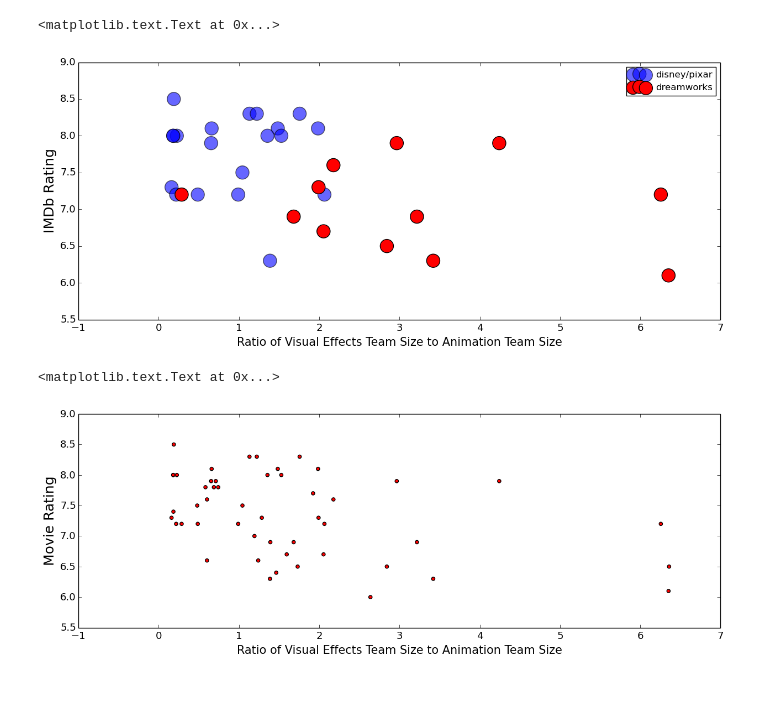
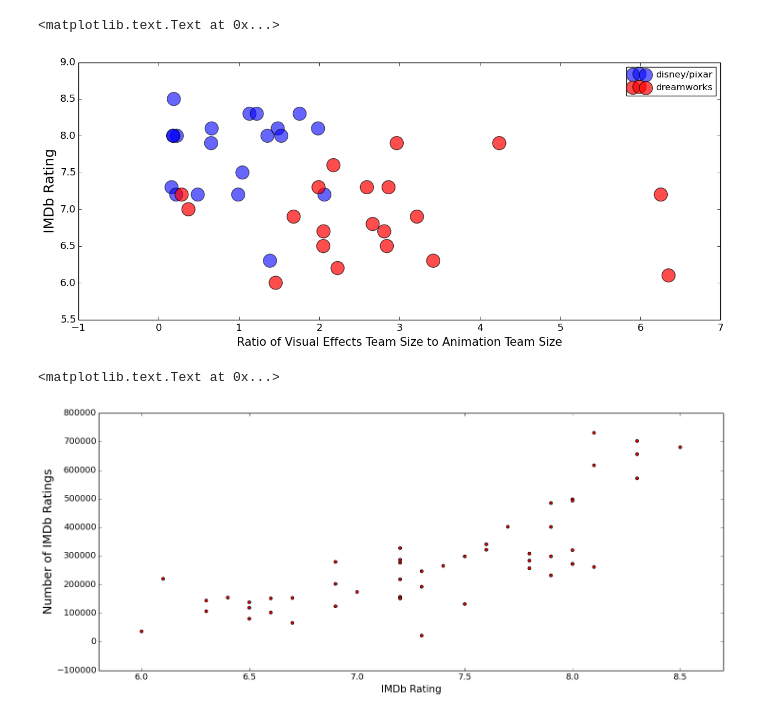
Before and after one commit to irenium/IMDB_scraping, a Jupyter notebook: Bokeh Plots.ipynb, the cells around one changed output. Drawn from its saved outputs; the diff is of its cells as text; code cells hidden in the pictures; blank space fills up the shorter version.

Commit message:
updated html, organized plotting code

```diff
--- a/Bokeh Plots.ipynb
+++ b/Bokeh Plots.ipynb
@@ -84,16 +65,12 @@ for idx, val in enumerate(animators):
     else:
         ratio.append(float(visual_effects[idx])/val)
 # %%
-movie_df = pd.DataFrame({'title': title, 'Studio': studio, 'Year': release_year,'num_crew': all_credits,
-                       'rating': rating, 'num_ratings': num_ratings, 'gross': gross, 'ratio': ratio,
-                        'producers': producers, 'special_fx': special_effects, 'writers': writers,
-                        'visual_fx': visual_effects, 'animators': animators, 'artists': artists})
-crew_df = pd.pivot_table(movie_df, values='num_crew', index=['Studio'], columns=['Year'], aggfunc=np.mean)
-indexed_df = movie_df.set_index(["Studio"])
-sorted_df = indexed_df.sort_index()
-disney_only = movie_df[movie_df.Studio == "Studio Ghibli"]
-studio_list = sorted_df.index.tolist()
-
+movie_df = pd.DataFrame({'title': title, 'Studio': studio, 'rating': rating, 'num_ratings': num_ratings,
+                         'gross': gross, 'ratio': ratio})
 index_by_gross = movie_df.set_index(["gross"])
 top50 = index_by_gross.sort_index(ascending = False).head(50)
 top50.index.name = None
+top100 = index_by_gross.sort_index(ascending = False).head(100)
+top100.index.name = None
+studio_gross_df = pd.pivot_table(movie_df, values='gross', index=['Studio'], aggfunc=np.sum)
+studio_gross_df = studio_gross_df[studio_gross_df > 1000]
@@ -100,42 +87,28 @@ top50.index.name = None
 # %%
 pixar = top50[top50.Studio == "Pixar Animation Studios"]
 disney = top50[top50.Studio == "Walt Disney Pictures"]
-dreamworks = top50[(top50.Studio == "DreamWorks") | (top50.Studio == "DreamWorks Animation")]
-universal = top50[top50.Studio == "Universal Pictures"]
-warner = top50[top50.Studio == "Warner Bros."]
-twentieth = top50[(top50.Studio == "Twentieth Century Fox Animation") |
-                  (top50.Studio == "Twentieth Century Fox Film Corporation")]
+dreamworks100 = top100[(top100.Studio == "DreamWorks") | (top100.Studio == "DreamWorks Animation")].head(20)
 # %%
 ax = pixar.reset_index().plot(x="ratio", y='rating', figsize = (15,6), kind='scatter', marker='o', s=300,
                                alpha = 0.6)
 disney.reset_index().plot(x="ratio", y='rating', figsize = (15,6), kind='scatter', marker='o', s=300,
                           label='disney/pixar', alpha = 0.6, ax=ax)
-dreamworks.reset_index().plot(x="ratio", y='rating', figsize = (15,6), kind='scatter', marker='o', s=300,
-                              color='r', label='dreamworks', ax=ax)
-#universal.reset_index().plot(x="ratio", y='rating', figsize = (15,5), kind='scatter', marker='x',
-#                             s=100, label='universal', color='r', ax=ax)
-#warner.reset_index().plot(x="ratio", y='rating', figsize = (15,5), kind='scatter', marker='x',
-#                          s=100, label='warner', color='r', ax=ax)
-#twentieth.reset_index().plot(x="ratio", y='rating', figsize = (15,5), kind='scatter', marker='x',
-#                             s=100, label='20th century fox', color='r', ax=ax)
-
+dreamworks100.reset_index().plot(x="ratio", y='rating', figsize = (15,6), kind='scatter', marker='o', s=300,
+                              color='r', label='dreamworks', alpha = 0.7, ax=ax)
 plt.xlabel('Ratio of Visual Effects Team Size to Animation Team Size',fontsize=15)
 plt.xticks(fontsize=13)
-#plt.xlim([-0.5,7])
 plt.yticks(fontsize=13)
 plt.ylabel('IMDb Rating', fontsize=18)
 # %% [output]
 <matplotlib.text.Text at 0x...>
-[figure, old version]
+[figure, new version]
 # %%
-top50.reset_index().plot(x="ratio", y='rating', figsize = (15,5), kind='scatter', marker='o', color='r')
-#movie_df.plot(x="Year", y='visual_fx', kind='scatter', marker='x', ax=ax, label = "visual_fx")
-#plt.ylabel('Team Size', fontsize=14)
-plt.xlabel('Ratio of Visual Effects Team Size to Animation Team Size',fontsize=15)
+top50.reset_index().plot(x="rating", y='num_ratings', figsize = (17,7), kind='scatter', marker='o', color='r')
+plt.xlabel('IMDb Rating',fontsize=15)
 plt.xticks(fontsize=13)
-#plt.xlim([-0.5,7])
+plt.xlim([5.8 ,8.7])
 plt.yticks(fontsize=13)
-plt.ylabel('Movie Rating', fontsize=18)
+plt.ylabel('Number of IMDb Ratings', fontsize=18)
 # %% [output]
 <matplotlib.text.Text at 0x...>
-[figure, old version]
+[figure, new version]
```
Also changed, not shown: parts of 12 cells of this notebook, 5 other files.
